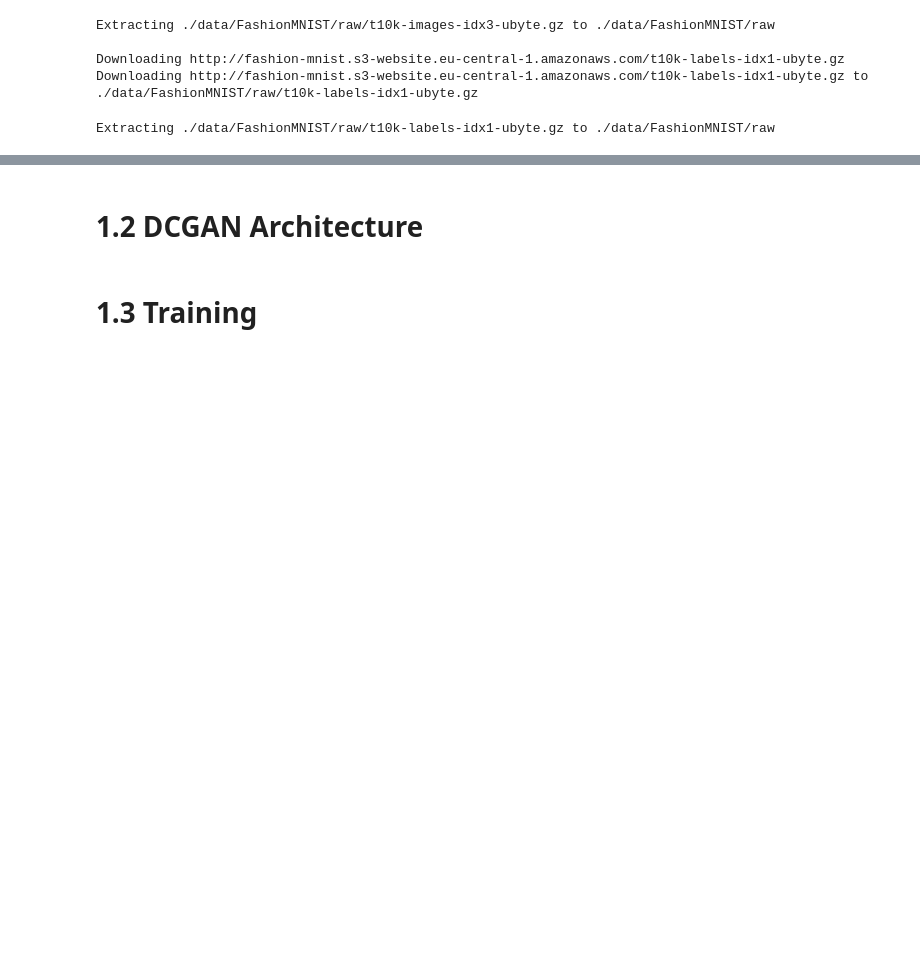
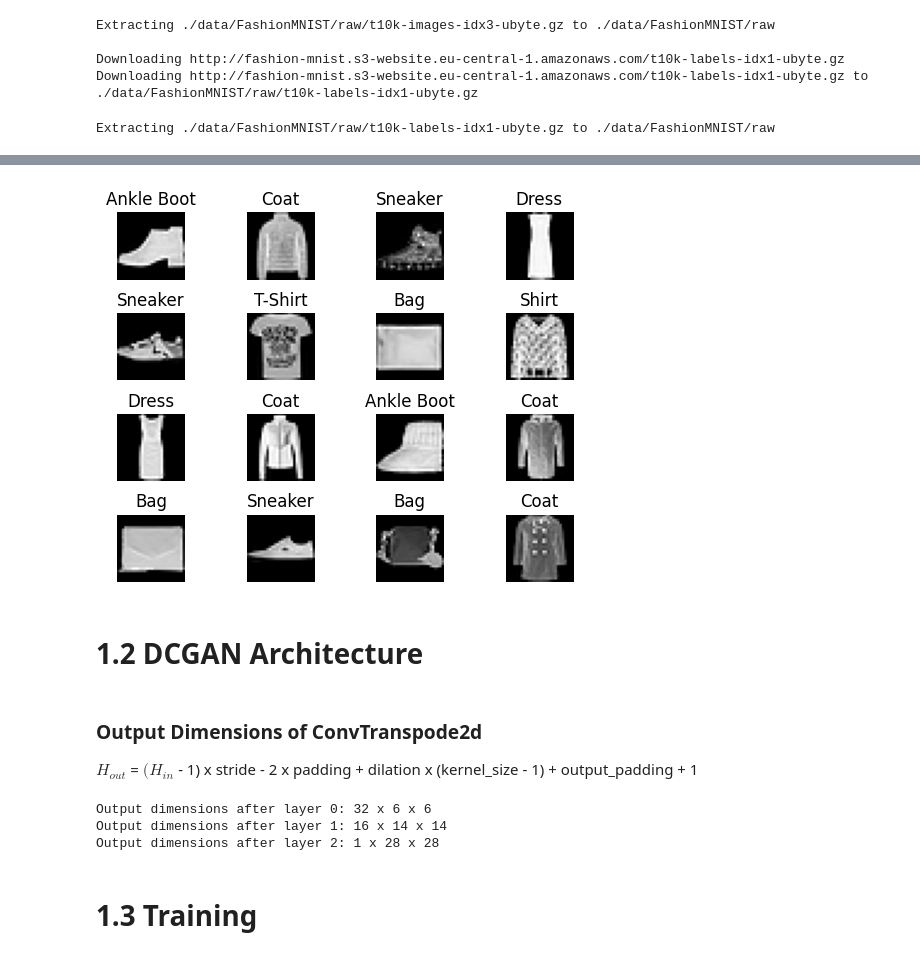
Before and after one commit to HaukeGS/DLF_Assignment2, a Jupyter notebook: assignment2_task1.ipynb, the cells around one changed output, grey strips where cells are left out. Cells and saved outputs as stored; diff of their text form; code cells hidden in the pictures; blank space fills up the shorter version.

Commit message:
Implemented Generator and Discriminator module and hopefully got the dimensions right

```diff
--- a/assignment2_task1.ipynb
+++ b/assignment2_task1.ipynb
@@ -83,2 +89,17 @@ for images, labels in dataloader:
+# %%
+for images, labels in dataloader:
+    fig, axes = plt.subplots(4, 4)
+    for i in range(4):
+        for j in range(4):
+            image = images[i * 4 + j]
+            label = labels[i * 4 + j]
+            axes[i, j].imshow(image.squeeze(), cmap='gray')
+            axes[i, j].set_title(CLASS_LABEL_MAP.get(label.item()))
+            axes[i, j].axis('off')
+    fig.subplots_adjust(hspace=0.5)
+    plt.show()
+    break
+# %% [output]
+[figure, added]
 # %% [markdown]
 # 1.2 DCGAN Architecture
@@ -84,0 +120,23 @@ for images, labels in dataloader:
+# %% [markdown]
+### Output Dimensions of ConvTranspode2d
+
+$H_{out}$ = $(H_{in}$ - 1) x stride - 2 x padding + dilation x (kernel_size - 1) + output_padding + 1
+# %%
+dimension = 1
+
+layers = [
+    {'in_channels': dimension, 'out_channels': FEATURE_MAPS * 2, 'kernel_size': 6, 'stride': 1, 'padding': 0},
+    {'in_channels': FEATURE_MAPS * 2, 'out_channels': FEATURE_MAPS, 'kernel_size': 6, 'stride': 2, 'padding': 1},
+    {'in_channels': FEATURE_MAPS, 'out_channels': 1, 'kernel_size': 6, 'stride': 2, 'padding': 2},
+]
+
+def calculate_output_dimension(layer):
+    return (dimension - 1) * layer.get('stride', 1) - 2 * layer.get('padding', 0) + layer.get('dilation', 1) * (layer.get('kernel_size') - 1) + layer.get('output_padding', 0) + 1
+
+for i, layer in enumerate(layers):
+    dimension = calculate_output_dimension(layer)
+    print(f"Output dimensions after layer {i}: {layer.get('out_channels')} x {dimension} x {dimension}")
+# %% [output]
+Output dimensions after layer 0: 32 x 6 x 6
+Output dimensions after layer 1: 16 x 14 x 14
+Output dimensions after layer 2: 1 x 28 x 28
```
Also changed, not shown: parts of 12 cells of this notebook.
